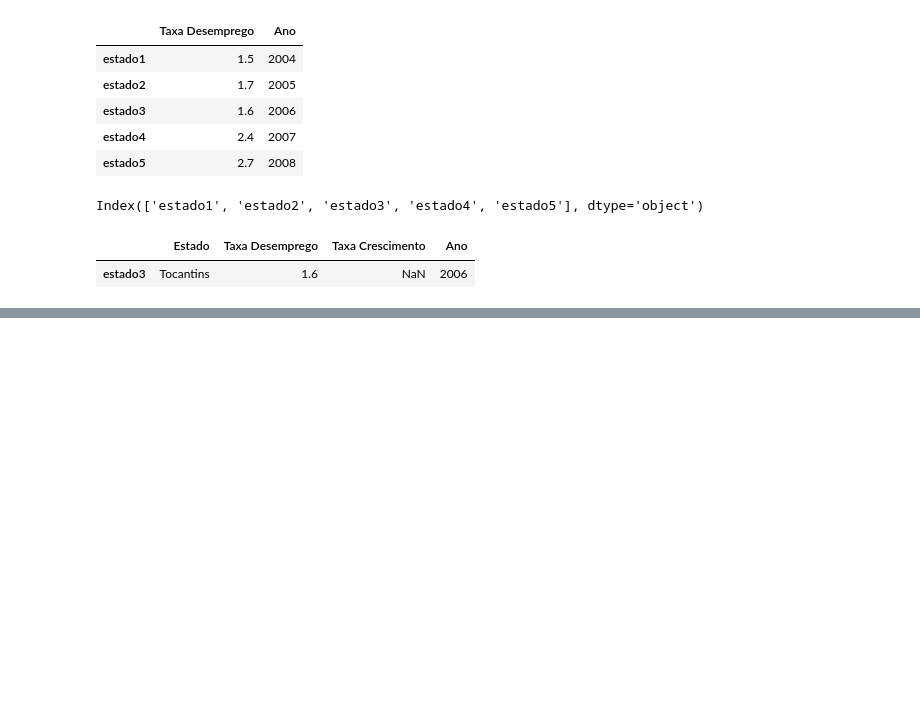
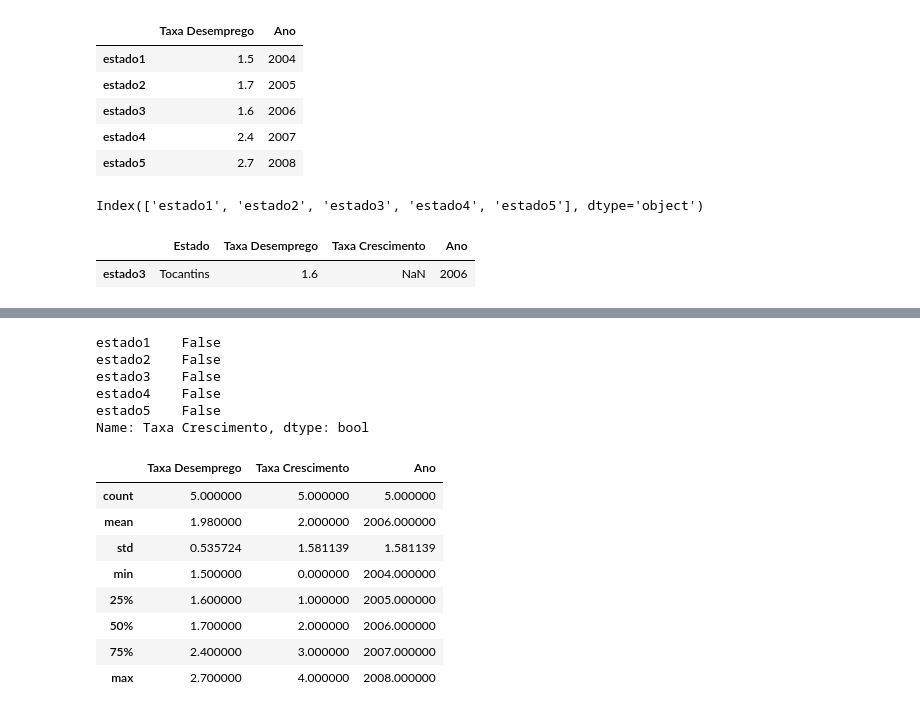
Before and after one commit to leandroclv/DSA_Python, a Jupyter notebook: POO/Pandas.ipynb, the cells around one changed output, grey strips where cells are left out. Saved outputs shown, nothing was run; the diff lists cells and outputs as text; code cells hidden in the pictures; blank space fills up the shorter version.

```diff
--- a/POO/Pandas.ipynb
+++ b/POO/Pandas.ipynb
@@ -119,0 +164,3 @@ df2.filter(items = ['estado3'], axis = 0)
+# %%
+#Usando o NumPy para alimentar uma das colunas do dataframe
+df2['Taxa Crescimento'] = np.arange(5.)
@@ -119,0 +176,22 @@ df2.filter(items = ['estado3'], axis = 0)
+# %%
+df2['Taxa Crescimento'].isna() #Tem valor ausente
+# %% [output]
+estado1    False
+estado2    False
+estado3    False
+estado4    False
+estado5    False
+Name: Taxa Crescimento, dtype: bool
+# %%
+#Resumo estatístico do DataFrame
+df2.describe()
+# %% [output]
+|  | Taxa Desemprego | Taxa Crescimento | Ano |
+| count | 5.000000 | 5.000000 | 5.000000 |
+| mean | 1.980000 | 2.000000 | 2006.000000 |
+| std | 0.535724 | 1.581139 | 1.581139 |
+| min | 1.500000 | 0.000000 | 2004.000000 |
+| 25% | 1.600000 | 1.000000 | 2005.000000 |
+| 50% | 1.700000 | 2.000000 | 2006.000000 |
+| 75% | 2.400000 | 3.000000 | 2007.000000 |
+| max | 2.700000 | 4.000000 | 2008.000000 |
```
Also changed, not shown: parts of 14 cells of this notebook.
